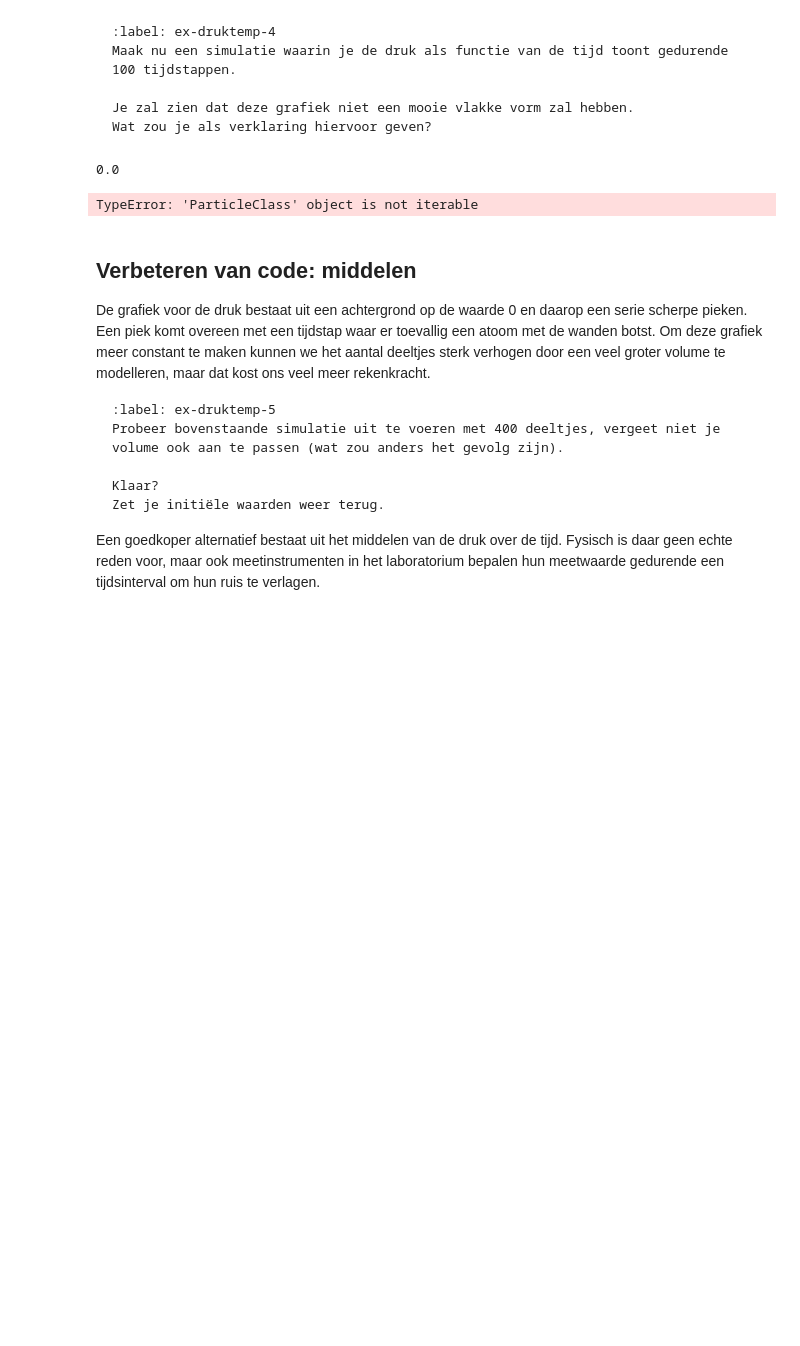
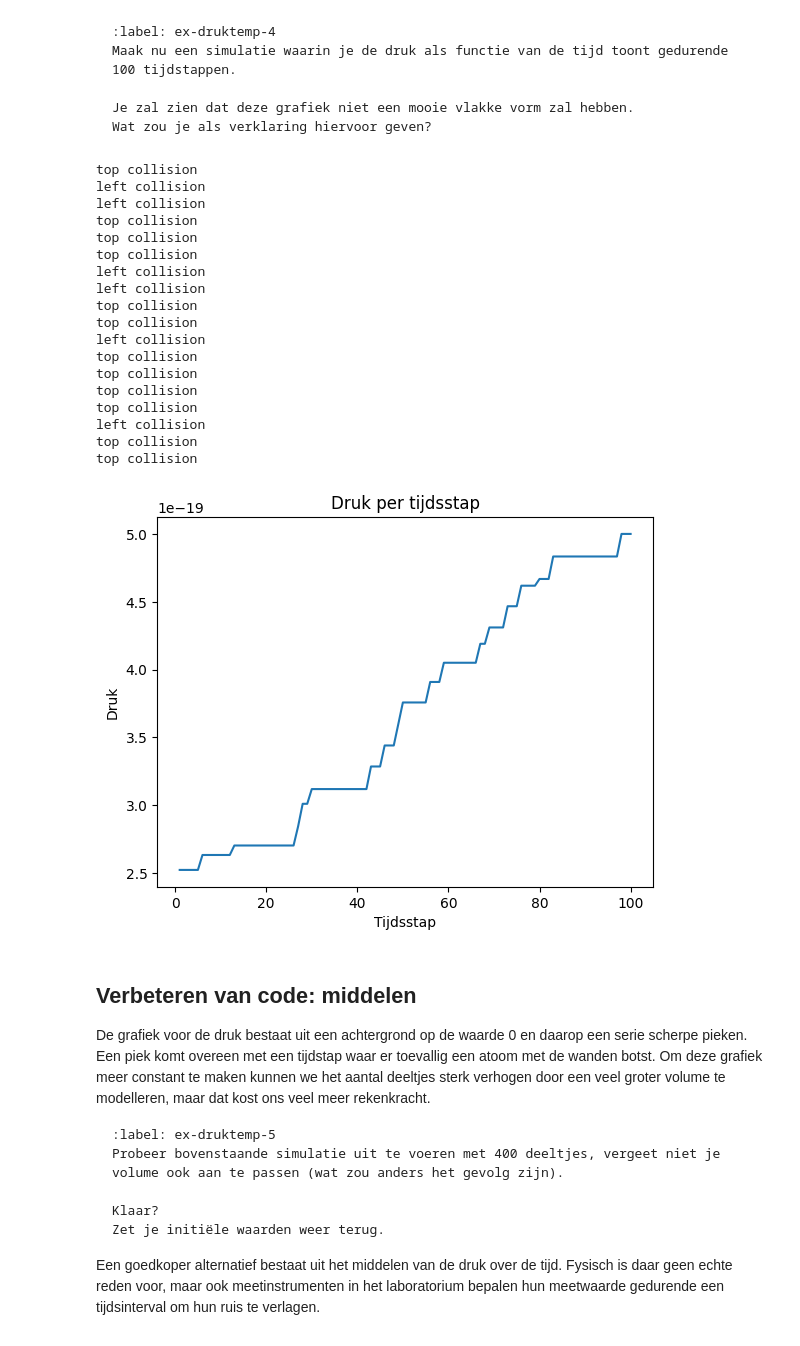
Before and after one commit to daantjebunschoten1-gif/Daantje-Lieke, a Jupyter notebook: Content/PySim/5_druktemp.ipynb, the cells around one changed output. Drawn from its saved outputs; the diff is of its cells as text; code cells hidden in the pictures; blank space fills up the shorter version.

```diff
--- a/Content/PySim/5_druktemp.ipynb
+++ b/Content/PySim/5_druktemp.ipynb
@@ -309,28 +309,47 @@ Wat zou je als verklaring hiervoor geven?
 # %%
 pressure_array = np.array([])
 def take_time_step_2(particles):
     """ zet tijdstap voor een lijst deeltjes en verwerk alle botsingen onderling en met wanden """
     global pressure_array
     for p in particles:
         p.update_position()
         top_down_collision(p)
         left_right_collision(p)
-        handle_walls_2(p)
+        handle_walls_2(particles)
     pressure_array = np.append(pressure_array,pressure)
 
 particles=[]
-print(impulse_outward)
 create_particles(particles)
 
 for i in range(100):
     take_time_step_2(particles)
 
 plt.figure()
 plt.plot(times,pressure_array)
+plt.xlabel("Tijdsstap")
+plt.ylabel("Druk")
+plt.title("Druk per tijdsstap")
 plt.show()
 # %% [output]
-0.0
+top collision
+left collision
+left collision
+top collision
+top collision
+top collision
+left collision
+left collision
+top collision
+top collision
+left collision
+top collision
+top collision
+top collision
+top collision
+left collision
+top collision
+top collision
-TypeError: 'ParticleClass' object is not iterable
+[figure, added]
 # %% [markdown]
 ## Verbeteren van code: middelen
 
```
Also changed, not shown: parts of 3 cells of this notebook.
